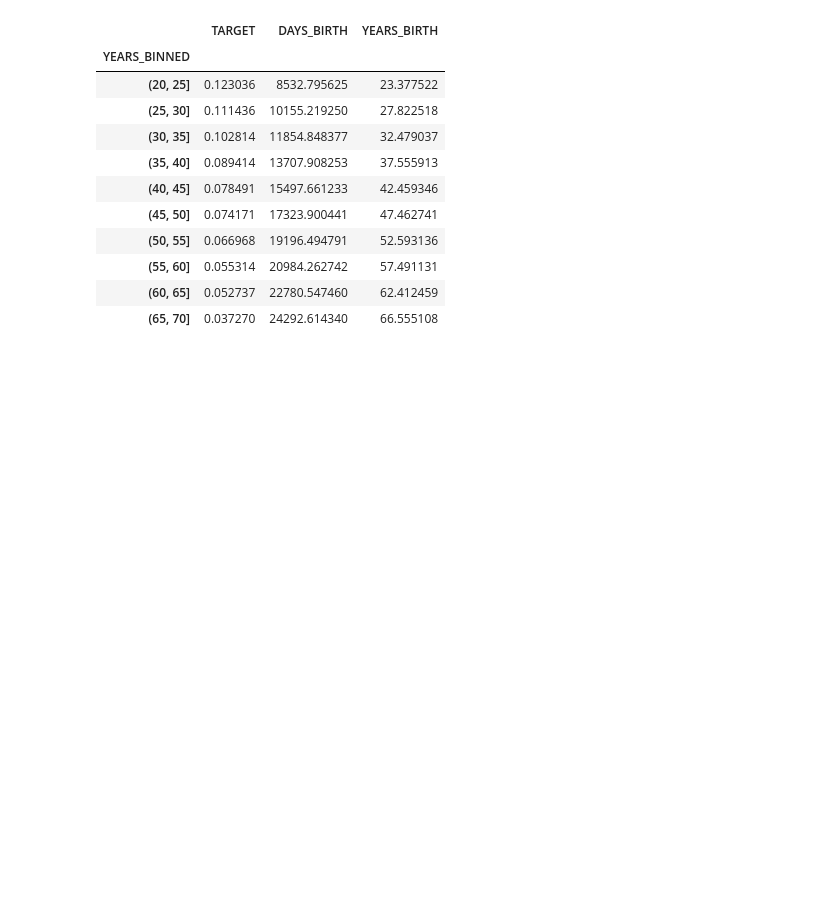
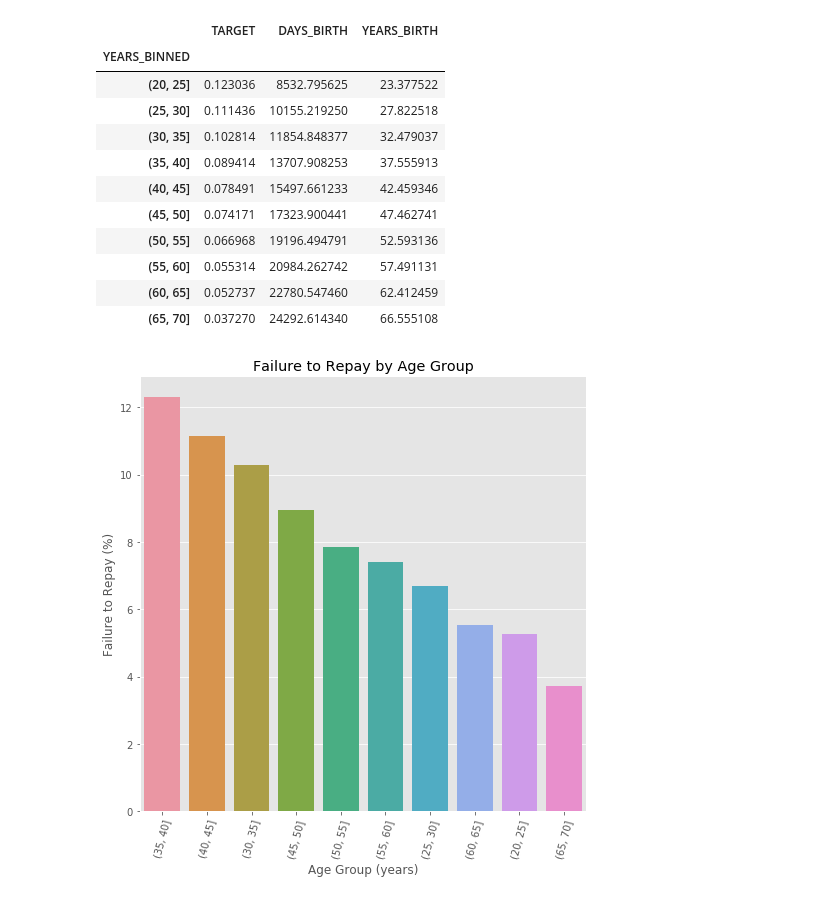
Before and after one commit to man121727/-, a Jupyter notebook: Day_016_HW.ipynb, the cells around one changed output. Drawn from its saved outputs; the diff is of its cells as text; code cells hidden in the pictures; blank space fills up the shorter version.

```diff
--- a/Day_016_HW.ipynb
+++ b/Day_016_HW.ipynb
@@ -117,14 +117,16 @@ age_groups
 # %%
 plt.figure(figsize = (8, 8))
 
 # 以年齡區間為 x, target 為 y 繪製 barplot
 """
 Your Code Here
 """
-px = age_data['YEARS_BIRTH']
-py = age_data['TARGET']
+px = age_groups.index.astype(str)
+py = 100 * age_groups['TARGET']
 sns.barplot(px, py)
 
 # Plot labeling
 plt.xticks(rotation = 75); plt.xlabel('Age Group (years)'); plt.ylabel('Failure to Repay (%)')
 plt.title('Failure to Repay by Age Group');
+# %% [output]
+[figure, added]
```
